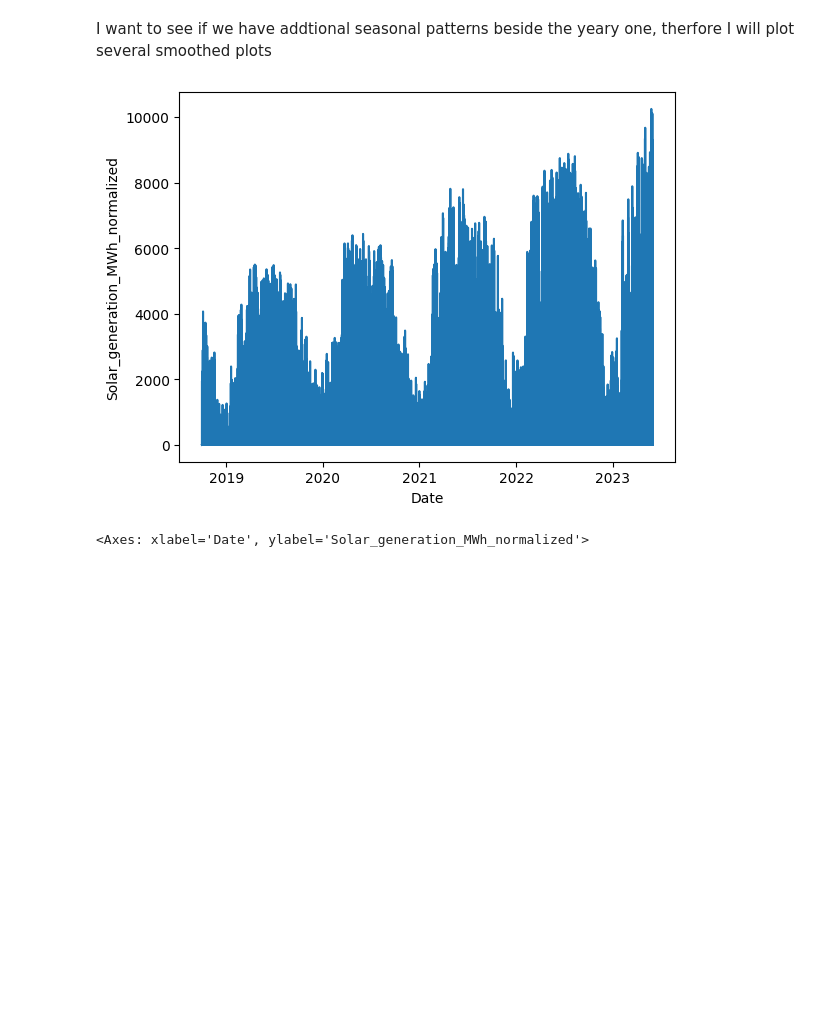
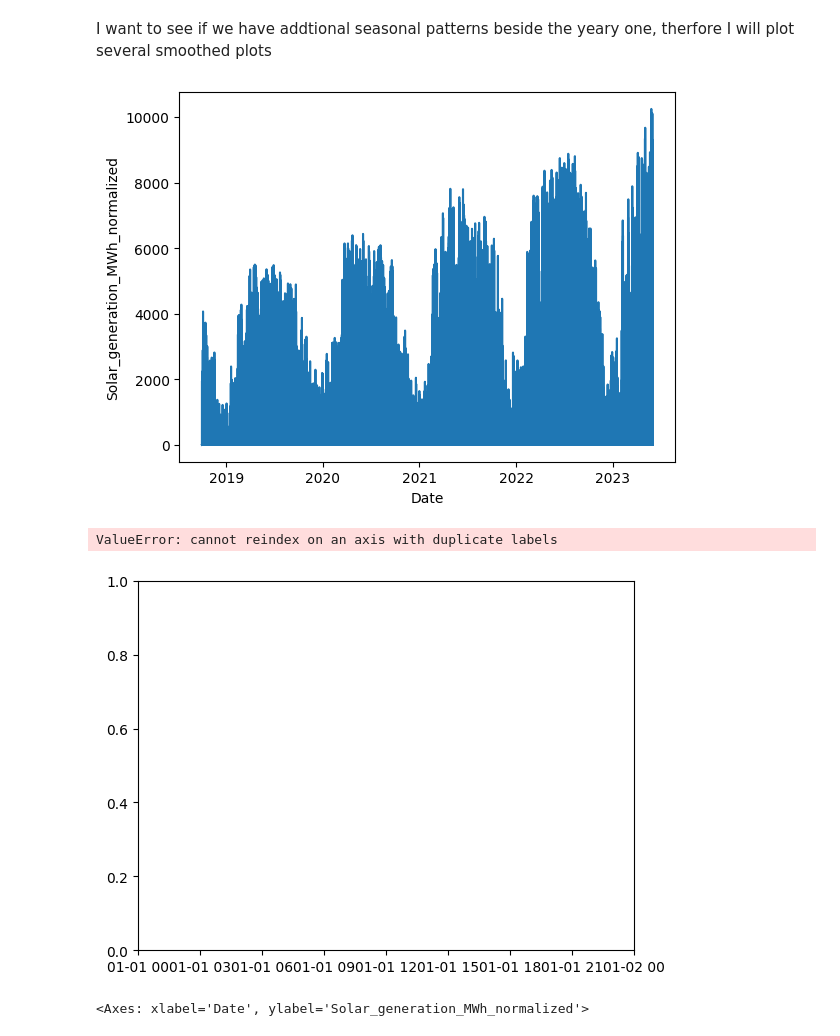
Before and after one commit to fritzfritzfritzz/EES_Optimisation, a Jupyter notebook: notebooks/20230629_EDA_Generation_2.ipynb, the cells around one changed output. Saved outputs shown, nothing was run; the diff lists cells and outputs as text; code cells hidden in the pictures; blank space fills up the shorter version.

```diff
--- a/notebooks/20230629_EDA_Generation_2.ipynb
+++ b/notebooks/20230629_EDA_Generation_2.ipynb
@@ -134,15 +147,17 @@ I want to see if we have addtional seasonal patterns beside the yeary one, therf
 # %%
 seasons = [4, 48, 96, 672, 35064]
 
 sns.lineplot(solar, x='Date', y='Solar_generation_MWh_normalized')
-plt.show()
+print(plt.show())
 
-#for i, m in enumerate(seasons):
-#    solar[f'Solar_smooth_{m}'] = solar['Solar_generation_MWh_normalized'].rolling(window=m,center=True).mean() #compute the rolling mean
-#    sns.lineplot(solar, x='Date', y=f'Solar_smooth_{m}')
-#    plt.show()
+for i, m in enumerate(seasons):
+    solar[f'Solar_smooth_{m}'] = solar['Solar_generation_MWh_normalized'].rolling(window=m,center=True).mean() #compute the rolling mean
+    sns.lineplot(solar, x='Date', y=f'Solar_smooth_{m}')
+    print(plt.show())
 # %% [output]
 [figure]
+ValueError: cannot reindex on an axis with duplicate labels
+[figure, added]
 # %%
 # Lets start decomposing the data
 
```
Also changed, not shown: parts of 3 cells of this notebook, 1 other file.
